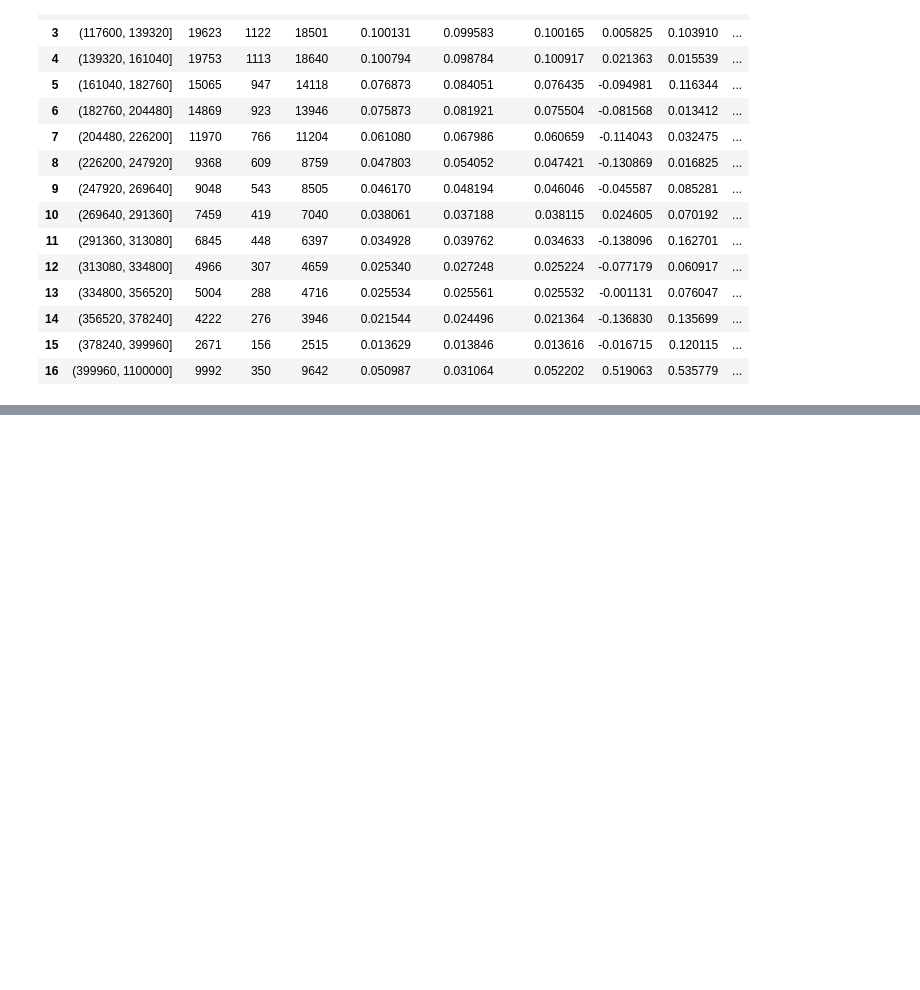
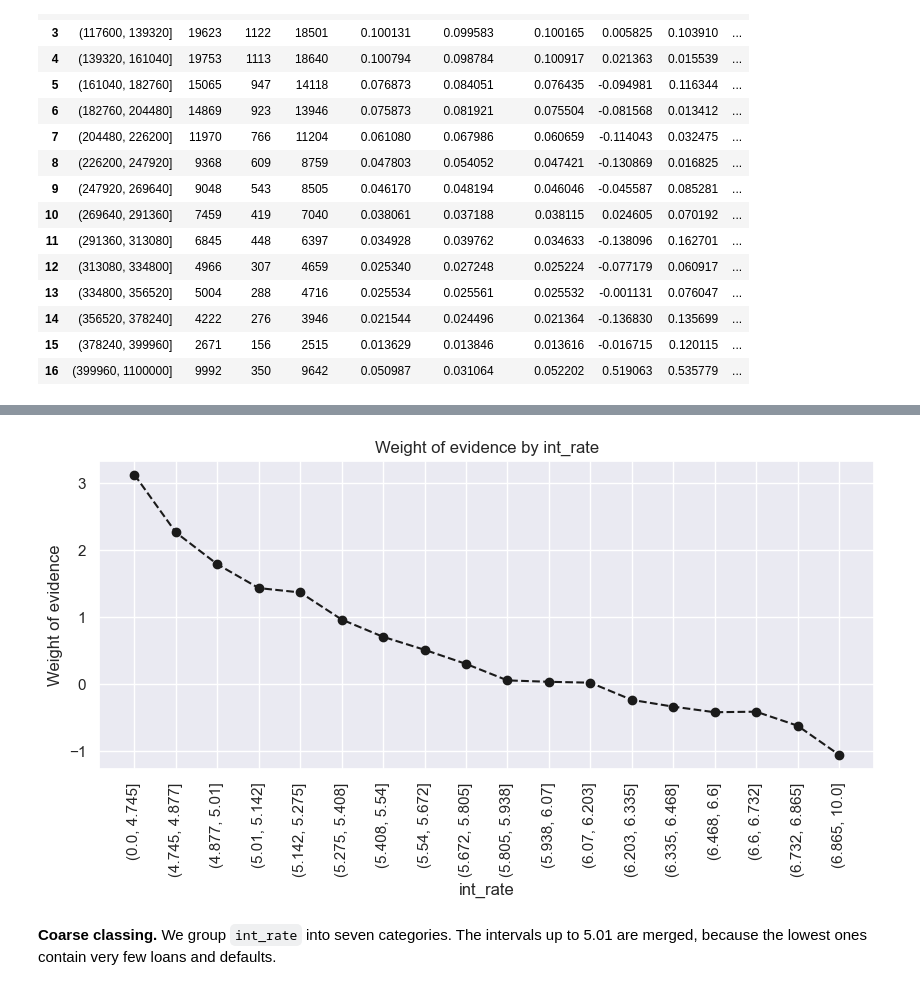
Before and after one commit to keramidasvasilis/credit-risk-el, a Jupyter notebook: notebooks/02_pd_model.ipynb, the cells around one changed output, grey strips where cells are left out. Saved outputs shown, nothing was run; the diff lists cells and outputs as text; code cells hidden in the pictures; blank space fills up the shorter version.

```diff
--- a/notebooks/02_pd_model.ipynb
+++ b/notebooks/02_pd_model.ipynb
@@ -1158,0 +1246,7 @@ orig_upb_table
+# %%
+df_inputs_prepr['ltv:<=34.56'] = np.where(df_inputs_prepr['ltv'] <= 34.56, 1, 0)
+df_inputs_prepr['ltv:34.56-48.84'] = np.where((df_inputs_prepr['ltv'] > 34.56) & (df_inputs_prepr['ltv'] <= 48.84), 1, 0)
+df_inputs_prepr['ltv:48.84-58.36'] = np.where((df_inputs_prepr['ltv'] > 48.84) & (df_inputs_prepr['ltv'] <= 58.36), 1, 0)
+df_inputs_prepr['ltv:58.36-67.88'] = np.where((df_inputs_prepr['ltv'] > 58.36) & (df_inputs_prepr['ltv'] <= 67.88), 1, 0)
+df_inputs_prepr['ltv:67.88-82.16'] = np.where(((df_inputs_prepr['ltv'] > 67.88) & (df_inputs_prepr['ltv'] <= 82.16)) | (df_inputs_prepr['ltv'].isnull()), 1, 0)
+df_inputs_prepr['ltv:>82.16'] = np.where(df_inputs_prepr['ltv'] > 82.16, 1, 0)
@@ -1158,0 +1287,5 @@ orig_upb_table
+# %%
+bins = [0, 4.745, 4.877, 5.01, 5.142, 5.275, 5.408, 5.54, 5.672, 5.805, 5.938, 6.07, 6.203, 6.335, 6.468, 6.6, 6.732, 6.865, 10]
+int_rate_fine = pd.cut(df_inputs_prepr['int_rate'], bins).to_frame('int_rate')
+int_rate_table = woe_ordered(int_rate_fine, 'int_rate', df_targets_prepr)
+int_rate_table
@@ -1158,0 +1310,6 @@ orig_upb_table
+# %%
+plot_by_woe(int_rate_table, rotation = 90)
+# %% [output]
+[figure, added]
+# %% [markdown]
+**Coarse classing.** We group `int_rate` into seven categories. The intervals up to 5.01 are merged, because the lowest ones contain very few loans and defaults.
```
Also changed, not shown: parts of 73 cells of this notebook.
